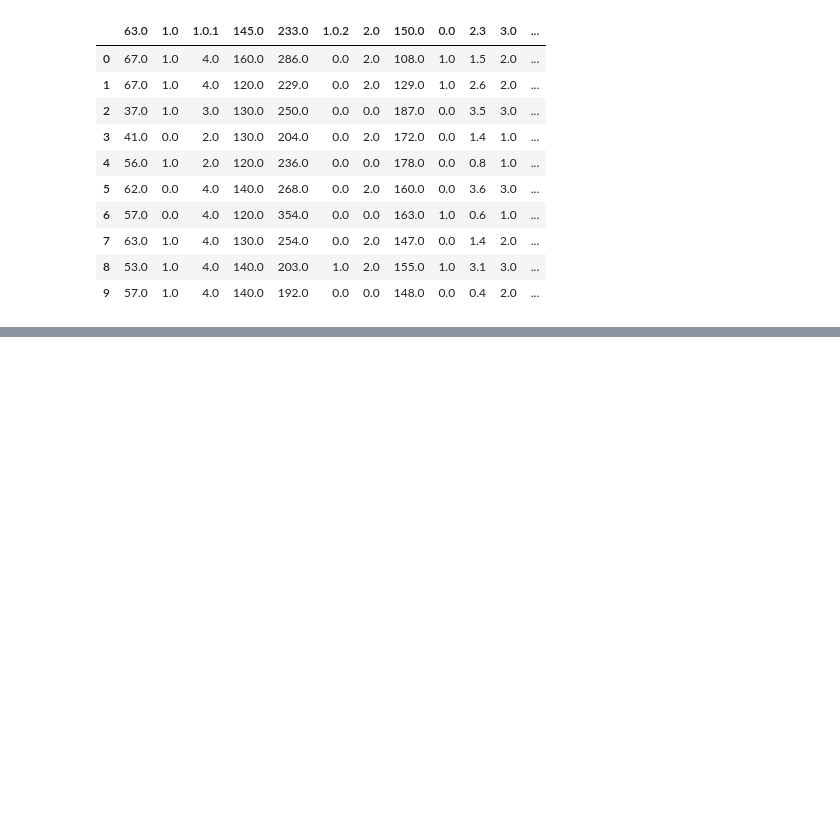
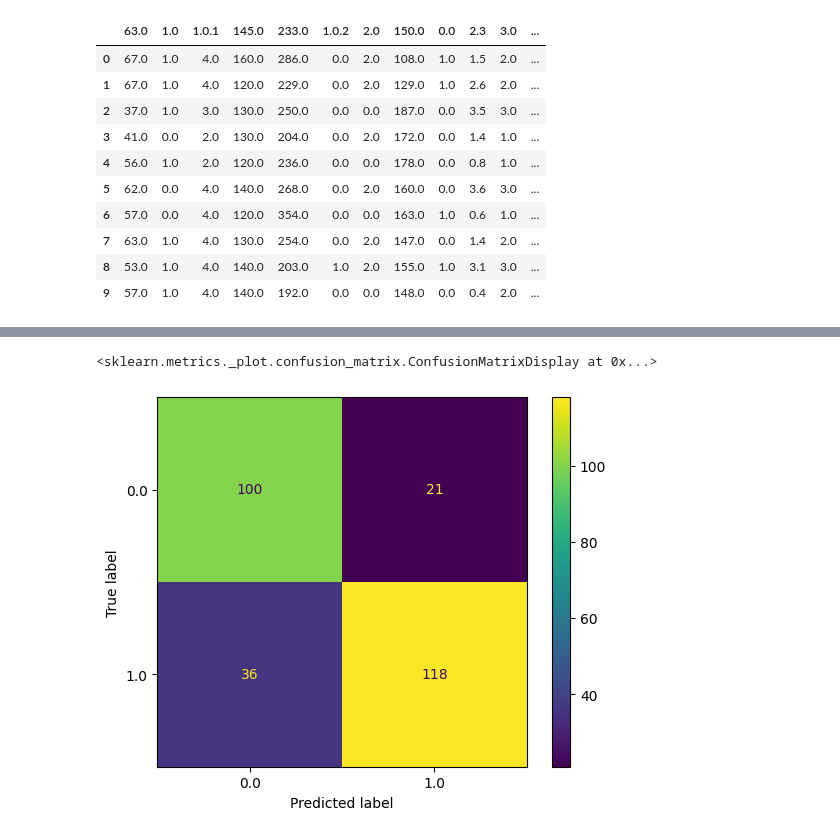
Before and after one commit to tsdandekar24/TanavDandekar_csci_1070_course, a Jupyter notebook: week_10_homework.ipynb, the cells around one changed output, grey strips where cells are left out. Saved outputs shown, nothing was run; the diff lists cells and outputs as text; code cells hidden in the pictures; blank space fills up the shorter version.

```diff
--- a/week_10_homework.ipynb
+++ b/week_10_homework.ipynb
@@ -36,0 +111,3 @@ cleveland_df.head()
+# %%
+combined_df = pd.concat([cleveland_df, hungarian_df, switzerland_df, va_df], ignore_index = True)
+combined_df
@@ -36,0 +128,12 @@ cleveland_df.head()
+# %%
+combined_df["Rest_bp"] = combined_df["Rest_bp"].replace("?", np.nan)
+combined_df["Exercise_induced_angina"] = combined_df["Exercise_induced_angina"].replace("?", np.nan)
+combined_df["ST_depression"] = combined_df["ST_depression"].replace("?", np.nan)
+combined_df["Fasting_blood_sugar"] = combined_df["Fasting_blood_sugar"].replace("?", np.nan)
+combined_df["Slope"] = combined_df["Slope"].replace("?", np.nan)
+combined_df["Major_vessels"] = combined_df["Major_vessels"].replace("?", np.nan)
+combined_df["Thal"] = combined_df["Thal"].replace("?", np.nan)
+combined_df["Max_heart_rate"] = combined_df["Max_heart_rate"].replace("?", np.nan)
+combined_df["Rest_ecg"] = combined_df["Rest_ecg"].replace("?", np.nan)
+combined_df["Cholesterol"] = combined_df["Cholesterol"].replace("?", np.nan)
+combined_df
@@ -36,0 +256,8 @@ cleveland_df.head()
+# %%
+from sklearn import tree
+from sklearn.metrics import ConfusionMatrixDisplay, classification_report
+from sklearn.model_selection import train_test_split
+
+X = combined_df.drop("Diagnosis", axis = 1)
+y = combined_df["Diagnosis"]
+X_train, X_test, y_train, y_test = train_test_split(X, y, test_size = 0.3, random_state = 42)
@@ -36,0 +268,3 @@ cleveland_df.head()
+# %%
+model = model.fit(X_train, y_train)
+y_pred = model.predict(X_test)
@@ -36,0 +282,5 @@ cleveland_df.head()
+# %%
+ConfusionMatrixDisplay.from_estimator(model, X_test, y_test)
+# %% [output]
+<sklearn.metrics._plot.confusion_matrix.ConfusionMatrixDisplay at 0x...>
+[figure, added]
```
Also changed, not shown: parts of 28 cells of this notebook.
